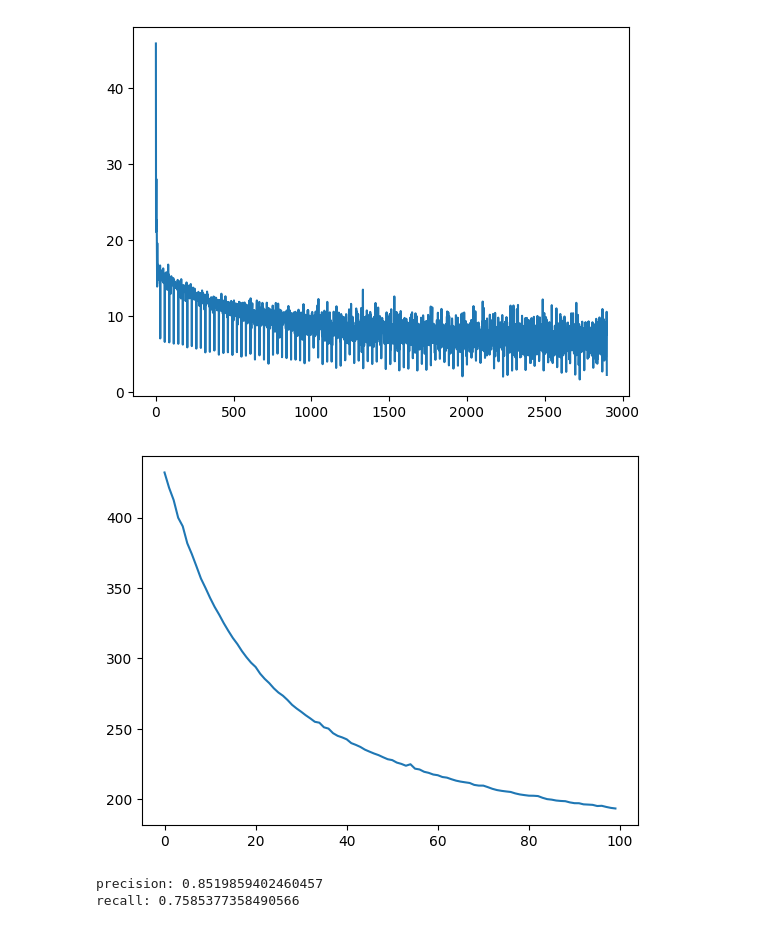
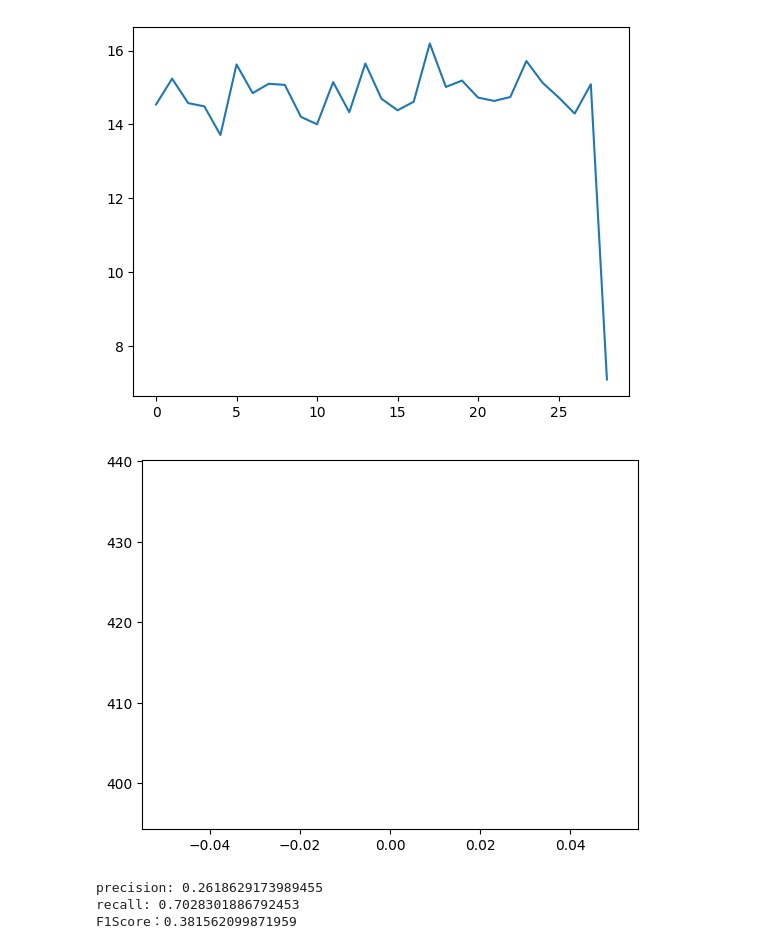
Before and after one commit to MarkzcZ/AI, a Jupyter notebook: midterm_project/train.ipynb, the cells around one changed output. Saved outputs shown, nothing was run; the diff lists cells and outputs as text; code cells hidden in the pictures.

```diff
--- a/midterm_project/train.ipynb
+++ b/midterm_project/train.ipynb
@@ -26,7 +26,7 @@ total_train_step = 0
 # 总共的测试步数
 total_test_step = 0
 step = 0
-epoch = 100
+epoch = 1
 # Tensorboard的writer实例，用于记录训练过程中的LOSS变化
 writer = SummaryWriter("logs")
 train_loss_his = []
@@ -69,6 +69,8 @@ for i in range(epoch):
             x2, y2 = data2
             output2 = myModel(x2)
             loss = loss_fn(output2, y2)
+            print(x2)
+            print(x2.shape)
             print(output2)
             for tmp in range(len(output2)):
                 total_test_step = total_test_step + 1
@@ -128,4 +130,5 @@ print(f"F1Score：{2 * (recall*precision)/(recall+precision)}")
-[figure, old version]
+[figure, new version]
-[figure, old version]
+[figure, new version]
-precision: 0.8519859402460457
-recall: 0.7585377358490566
+precision: 0.2618629173989455
+recall: 0.7028301886792453
+F1Score：0.381562099871959
```
Also changed, not shown: parts of 1 cell of this notebook, 6 other files.
